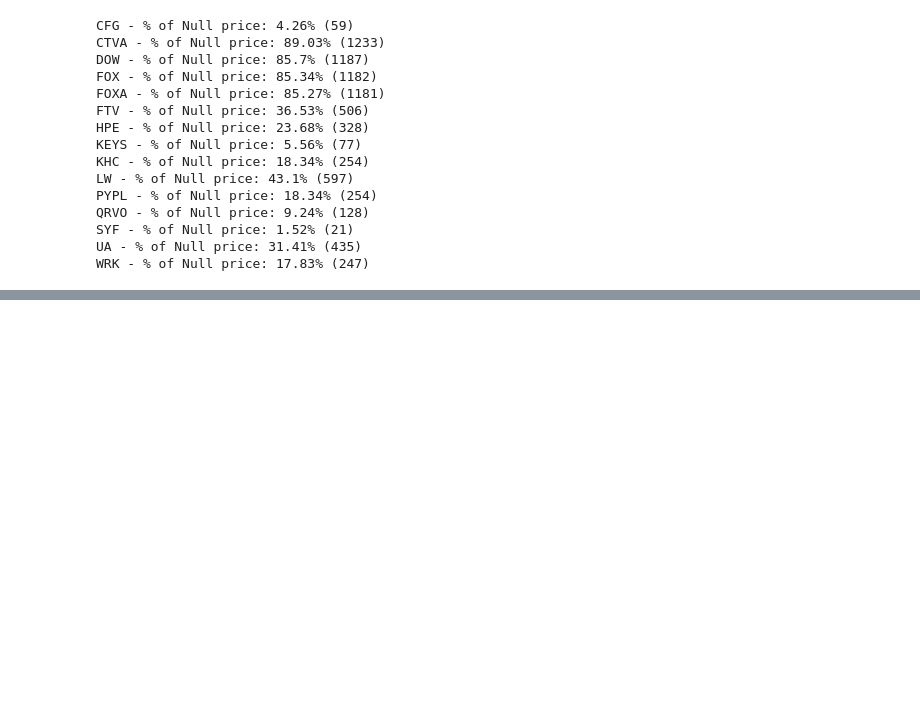
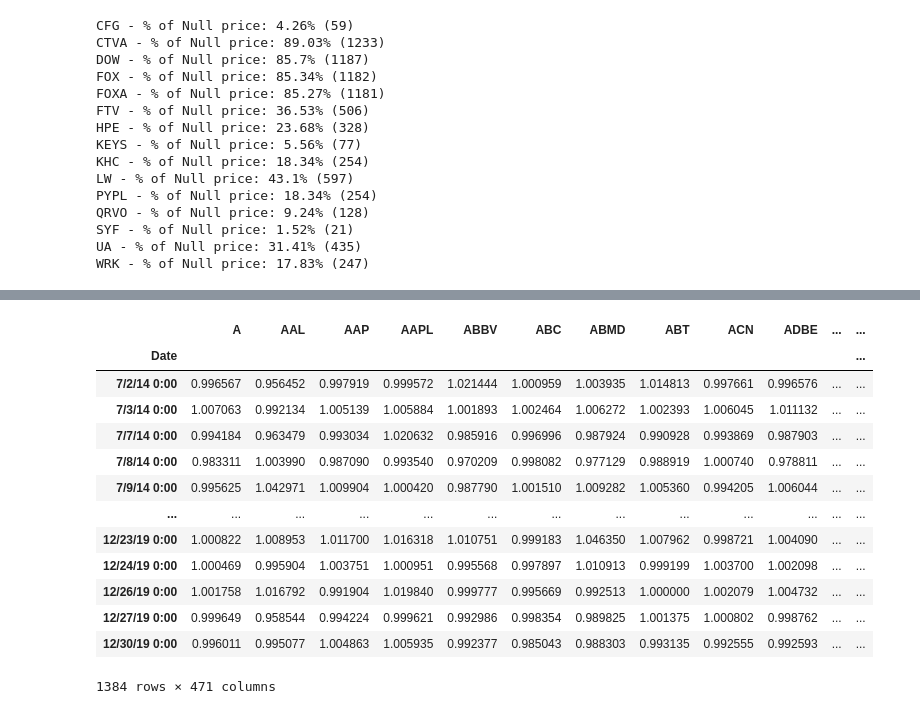
Before and after one commit to hamidreza-rhz/Index-tracking-portfolio-optimization-using-deep-learning, a Jupyter notebook: getdata.ipynb, the cells around one changed output, grey strips where cells are left out. Drawn from its saved outputs; the diff is of its cells as text; code cells hidden in the pictures; blank space fills up the shorter version.

```diff
--- a/getdata.ipynb
+++ b/getdata.ipynb
@@ -54,0 +93,18 @@ WRK - % of Null price: 17.83% (247)
+# %%
+df_return = df_return + 1
+df_return
+# %% [output]
+|  | A | AAL | AAP | AAPL | ABBV | ABC | ABMD | ABT | ACN | ADBE | ... | ... |
+| Date |  |  |  |  |  |  |  |  |  |  |  | ... |
+| 7/2/14 0:00 | 0.996567 | 0.956452 | 0.997919 | 0.999572 | 1.021444 | 1.000959 | 1.003935 | 1.014813 | 0.997661 | 0.996576 | ... | ... |
+| 7/3/14 0:00 | 1.007063 | 0.992134 | 1.005139 | 1.005884 | 1.001893 | 1.002464 | 1.006272 | 1.002393 | 1.006045 | 1.011132 | ... | ... |
+| 7/7/14 0:00 | 0.994184 | 0.963479 | 0.993034 | 1.020632 | 0.985916 | 0.996996 | 0.987924 | 0.990928 | 0.993869 | 0.987903 | ... | ... |
+| 7/8/14 0:00 | 0.983311 | 1.003990 | 0.987090 | 0.993540 | 0.970209 | 0.998082 | 0.977129 | 0.988919 | 1.000740 | 0.978811 | ... | ... |
+| 7/9/14 0:00 | 0.995625 | 1.042971 | 1.009904 | 1.000420 | 0.987790 | 1.001510 | 1.009282 | 1.005360 | 0.994205 | 1.006044 | ... | ... |
+| ... | ... | ... | ... | ... | ... | ... | ... | ... | ... | ... | ... | ... |
+| 12/23/19 0:00 | 1.000822 | 1.008953 | 1.011700 | 1.016318 | 1.010751 | 0.999183 | 1.046350 | 1.007962 | 0.998721 | 1.004090 | ... | ... |
+| 12/24/19 0:00 | 1.000469 | 0.995904 | 1.003751 | 1.000951 | 0.995568 | 0.997897 | 1.010913 | 0.999199 | 1.003700 | 1.002098 | ... | ... |
+| 12/26/19 0:00 | 1.001758 | 1.016792 | 0.991904 | 1.019840 | 0.999777 | 0.995669 | 0.992513 | 1.000000 | 1.002079 | 1.004732 | ... | ... |
+| 12/27/19 0:00 | 0.999649 | 0.958544 | 0.994224 | 0.999621 | 0.992986 | 0.998354 | 0.989825 | 1.001375 | 1.000802 | 0.998762 | ... | ... |
+| 12/30/19 0:00 | 0.996011 | 0.995077 | 1.004863 | 1.005935 | 0.992377 | 0.985043 | 0.988303 | 0.993135 | 0.992555 | 0.992593 | ... | ... |
+1384 rows × 471 columns
```
Also changed, not shown: parts of 5 cells of this notebook, 3 other files.
